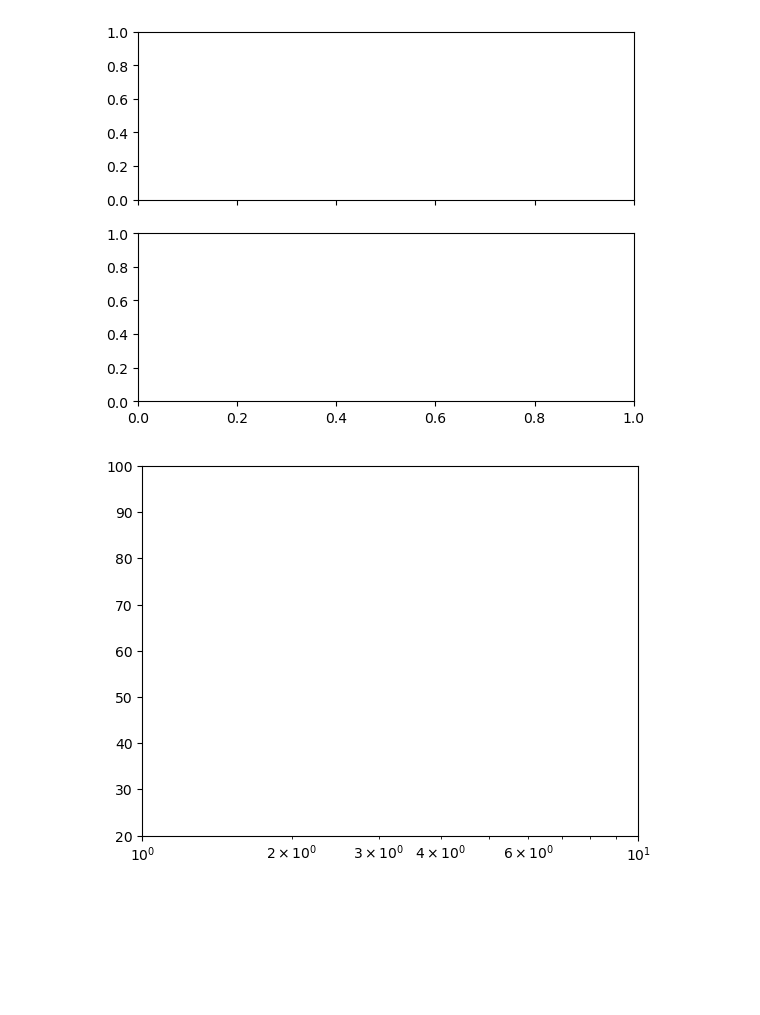
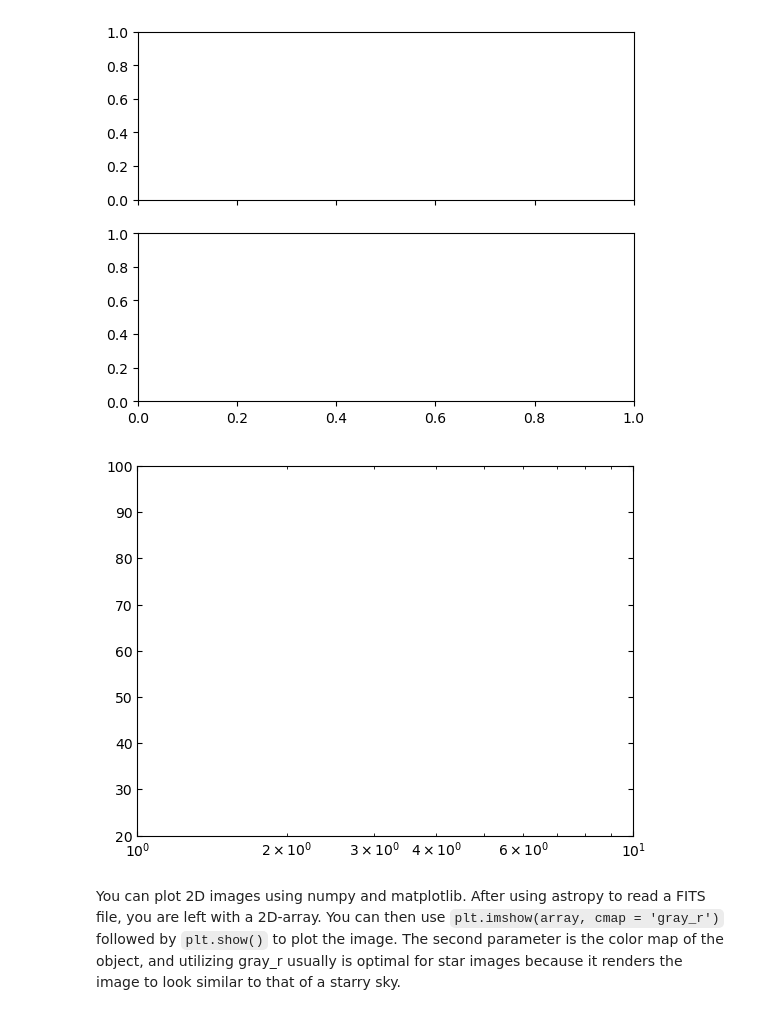
Before and after one commit to UditKarth/python_for_astro_walkthrough, a Jupyter notebook: Chapter 7.ipynb, the cells around one changed output. Saved outputs shown, nothing was run; the diff lists cells and outputs as text; code cells hidden in the pictures; blank space fills up the shorter version.

```diff
--- a/Chapter 7.ipynb
+++ b/Chapter 7.ipynb
@@ -65,16 +65,23 @@ fig, ax = plt.subplots(2,sharex=True)
 # %%
 #You can then make corrections with plt commands
 #for instance, we can set the x and y limits, or change the scale of the independent variable
 import numpy as np
 
 x = [1, 2, 4, 6, 5,3 , 21]
 y = np.arange(1,8)
 
 fig, ax = plt.subplots()
 ax.plot(x, y, "ro")
 
 ax.set_xlim([1,10])
 ax.set_ylim([20,100])
 ax.set_xscale("log")
+
+#One of the reasons subplot is used is because you can finetune the results of your plots and have more control over them
+ax.tick_params(which= "both",axis= "both",direction="in",top=True,right=True)
+
+#For example, the above code makes it so that the ticks face inwards instead of outwards like other plots
 # %% [output]
-[figure, old version]
+[figure, new version]
+# %% [markdown]
+You can plot 2D images using numpy and matplotlib. After using astropy to read a FITS file, you are left with a 2D-array. You can then use `plt.imshow(array, cmap = 'gray_r')` followed by `plt.show()` to plot the image. The second parameter is the color map of the object, and utilizing gray_r usually is optimal for star images because it renders the image to look similar to that of a starry sky.
```
